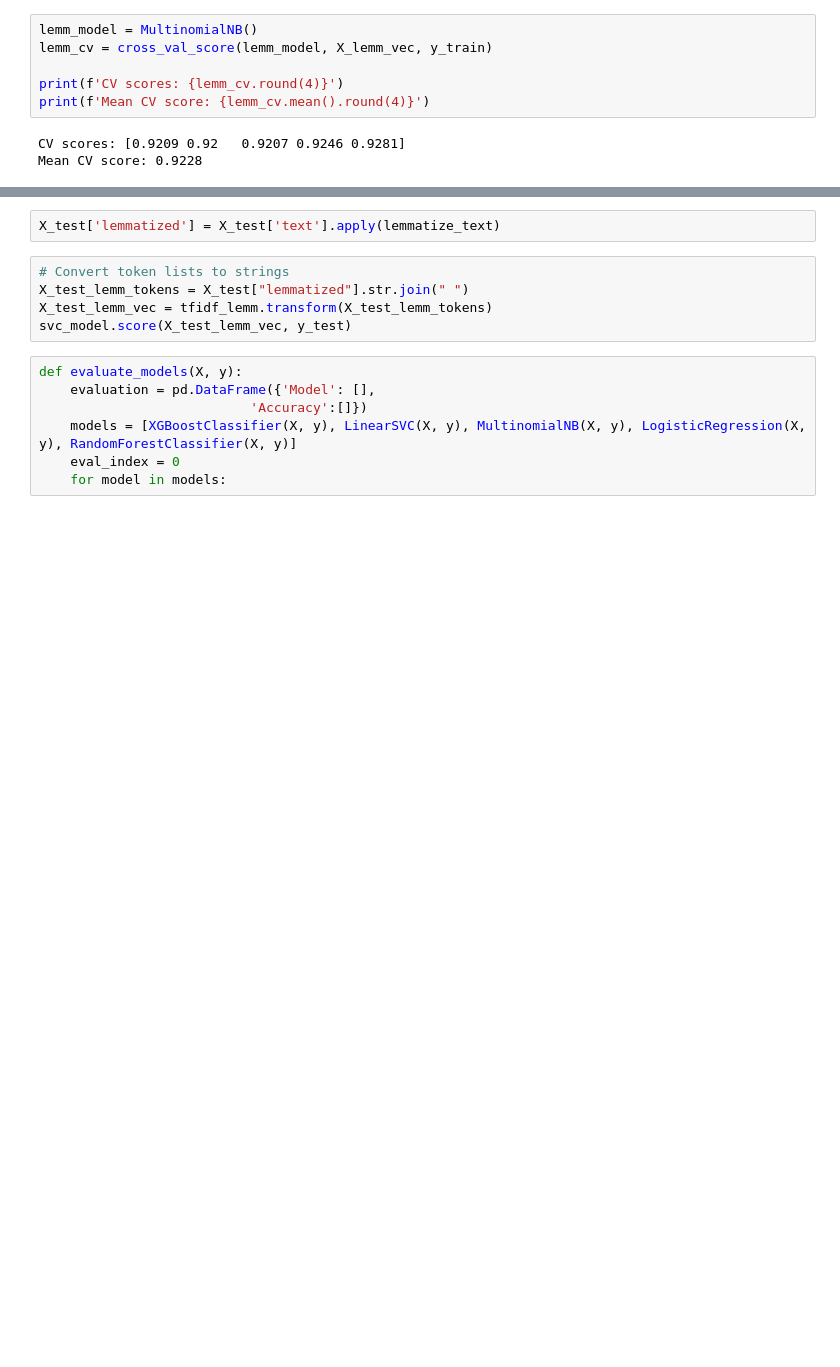
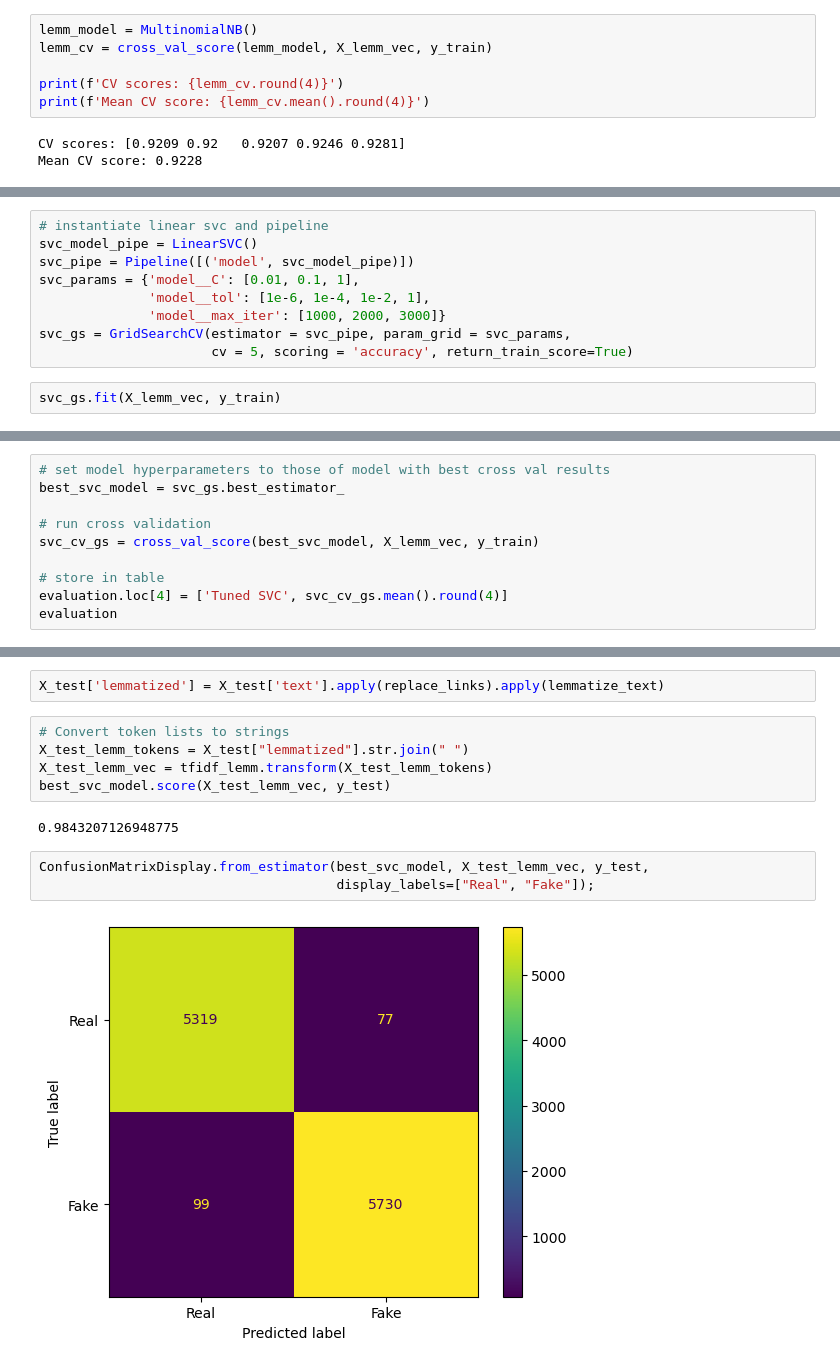
Before and after one commit to emgerber88/Fake_News_Classifier, a Jupyter notebook: Fake_News_Classifier_Modeling.ipynb, the cells around one changed output, grey strips where cells are left out. Drawn from its saved outputs; the diff is of its cells as text; blank space fills up the shorter version.

Commit message:
finished modeling and make predictions on full dataset

```diff
--- a/Fake_News_Classifier_Modeling.ipynb
+++ b/Fake_News_Classifier_Modeling.ipynb
@@ -511,0 +533,11 @@ evaluation
+# %%
+# instantiate linear svc and pipeline
+svc_model_pipe = LinearSVC()
+svc_pipe = Pipeline([('model', svc_model_pipe)])
+svc_params = {'model__C': [0.01, 0.1, 1],
+              'model__tol': [1e-6, 1e-4, 1e-2, 1],
+              'model__max_iter': [1000, 2000, 3000]}
+svc_gs = GridSearchCV(estimator = svc_pipe, param_grid = svc_params,
+                      cv = 5, scoring = 'accuracy', return_train_score=True)
+# %%
+svc_gs.fit(X_lemm_vec, y_train)
@@ -511,0 +574,10 @@ evaluation
+# %%
+# set model hyperparameters to those of model with best cross val results
+best_svc_model = svc_gs.best_estimator_
+
+# run cross validation
+svc_cv_gs = cross_val_score(best_svc_model, X_lemm_vec, y_train)
+
+# store in table
+evaluation.loc[4] = ['Tuned SVC', svc_cv_gs.mean().round(4)]
+evaluation
@@ -512,14 +591,14 @@ evaluation
 # %%
-X_test['lemmatized'] = X_test['text'].apply(lemmatize_text)
+X_test['lemmatized'] = X_test['text'].apply(replace_links).apply(lemmatize_text)
 # %%
 # Convert token lists to strings
 X_test_lemm_tokens = X_test["lemmatized"].str.join(" ")
 X_test_lemm_vec = tfidf_lemm.transform(X_test_lemm_tokens)
-svc_model.score(X_test_lemm_vec, y_test)
+best_svc_model.score(X_test_lemm_vec, y_test)
+# %% [output]
+0.9843207126948775
-# %%
-def evaluate_models(X, y):
-    evaluation = pd.DataFrame({'Model': [],
-                           'Accuracy':[]})
-    models = [XGBoostClassifier(X, y), LinearSVC(X, y), MultinomialNB(X, y), LogisticRegression(X, y), RandomForestClassifier(X, y)]
-    eval_index = 0
-    for model in models:
+# %%
+ConfusionMatrixDisplay.from_estimator(best_svc_model, X_test_lemm_vec, y_test,
+                                      display_labels=["Real", "Fake"]);
+# %% [output]
+[figure, added]
```
Also changed, not shown: parts of 35 cells of this notebook.
